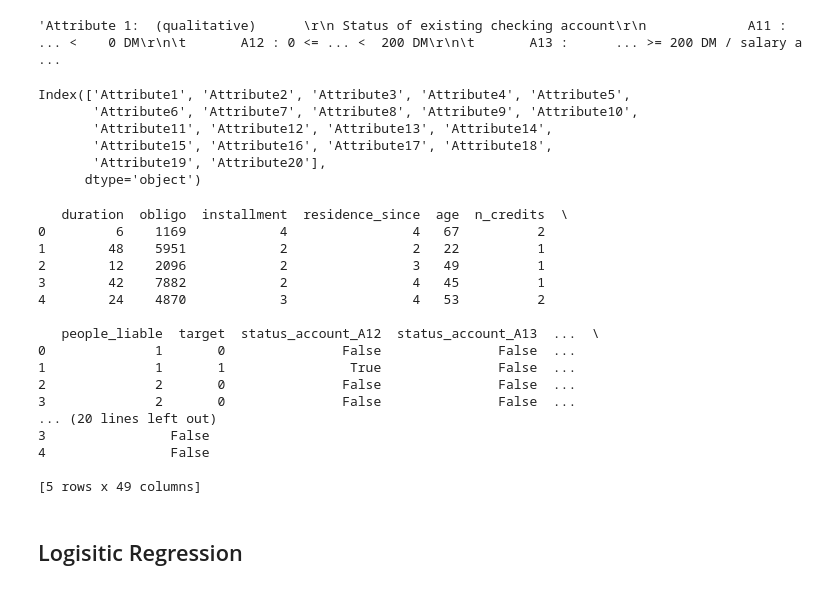
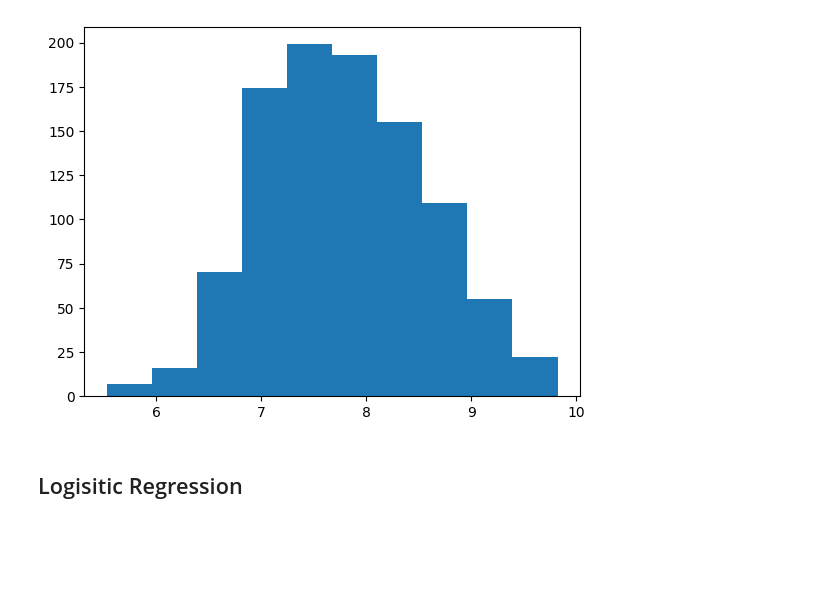
Before and after one commit to fabiub51/german_credit_data, a Jupyter notebook: import_data.ipynb, the cells around one changed output. Drawn from its saved outputs; the diff is of its cells as text; code cells hidden in the pictures; blank space fills up the shorter version.

```diff
--- a/import_data.ipynb
+++ b/import_data.ipynb
@@ -8,56 +9,39 @@ statlog_german_credit_data = fetch_ucirepo(id=144)
 # data (as pandas dataframes)
 df = statlog_german_credit_data.data.features
 y = statlog_german_credit_data.data.targets
-# %%
-statlog_german_credit_data["metadata"]["additional_info"]["variable_info"]
-# %% [output]
-'Attribute 1:  (qualitative)      \r\n Status of existing checking account\r\n             A11 :      ... <    0 DM\r\n\t       A12 : 0 <= ... <  200 DM\r\n\t       A13 :      ... >= 200 DM / salary a ...
-# %%
-df.columns
-# %% [output]
-Index(['Attribute1', 'Attribute2', 'Attribute3', 'Attribute4', 'Attribute5',
-       'Attribute6', 'Attribute7', 'Attribute8', 'Attribute9', 'Attribute10',
-       'Attribute11', 'Attribute12', 'Attribute13', 'Attribute14',
-       'Attribute15', 'Attribute16', 'Attribute17', 'Attribute18',
-       'Attribute19', 'Attribute20'],
-      dtype='object')
 # %%
 statlog_german_credit_data.variables
 
 variables = ["status_account", "duration", "credit_history", "purpose", "obligo",
              "savings", "employed_since", "installment", "marital_status", "debtors",
              "residence_since", "property", "age", "other_installment_plans", "housing",
              "n_credits", "job", "people_liable", "telephone", "foreign_worker"]
 
 df.columns = variables
 
-df["target"] = y - 1
+df["target"] = y - 1 # convert 2s to 1s and 1s to 0s
+
+categorical_cols = df.select_dtypes(include=['object']).columns
+
+# 2. Convert those specific columns into one-hot encoded variables
+# We use columns=categorical_cols so it leaves your numerical data untouched
+df_encoded = pd.get_dummies(df, columns=categorical_cols, drop_first=True)
+
+# Feature Engineering
+
+#df_encoded["age_duration"] = df_encoded["age"] * df_encoded["duration"]
+#df_encoded["obligo_age"] = df_encoded["obligo"] / df_encoded["age"]
+#df_encoded["payment_burden"] = df_encoded["obligo"] * df_encoded["duration"]
+#df_encoded["total_payment"] = df_encoded["obligo"] * df_encoded["duration"]
+df_encoded['obligo_log'] = np.log1p(df_encoded['obligo'])
+df_encoded['duration_log'] = np.log1p(df_encoded['duration'])
+
+import matplotlib.pyplot as plt
+#plt.scatter(df_encoded["obligo"], df_encoded["duration"], c=df_encoded["target"])
+plt.hist(df_encoded["obligo_log"])
+plt.show()
+# %% [output]
+[figure, added]
-# %%
-categorical_cols = df.select_dtypes(include=['object']).columns
-
-# 2. Convert those specific columns into one-hot encoded variables
-# We use columns=categorical_cols so it leaves your numerical data untouched
-df_encoded = pd.get_dummies(df, columns=categorical_cols, drop_first=True)
-
-print(df_encoded.head())
-# %% [output]
-   duration  obligo  installment  residence_since  age  n_credits  \
-0         6    1169            4                4   67          2
-1        48    5951            2                2   22          1
-2        12    2096            2                3   49          1
-3        42    7882            2                4   45          1
-4        24    4870            3                4   53          2
-
-   people_liable  target  status_account_A12  status_account_A13  ...  \
-0              1       0               False               False  ...
-1              1       1                True               False  ...
-2              2       0               False               False  ...
-3              2       0               False               False  ...
-... (20 lines left out)
-3                False
-4                False
-
-[5 rows x 49 columns]
 # %% [markdown]
 ## Logisitic Regression
 # %%
```
Also changed, not shown: parts of 9 cells of this notebook, 1 other file.
